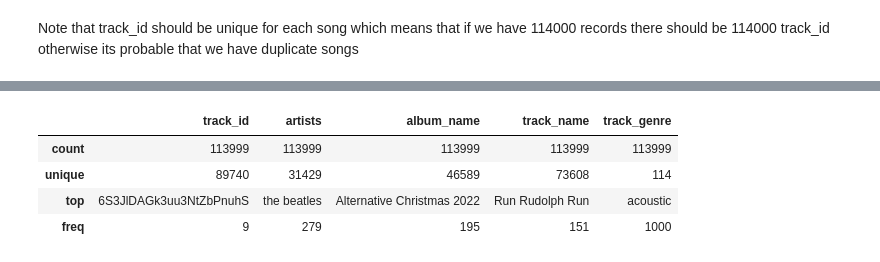
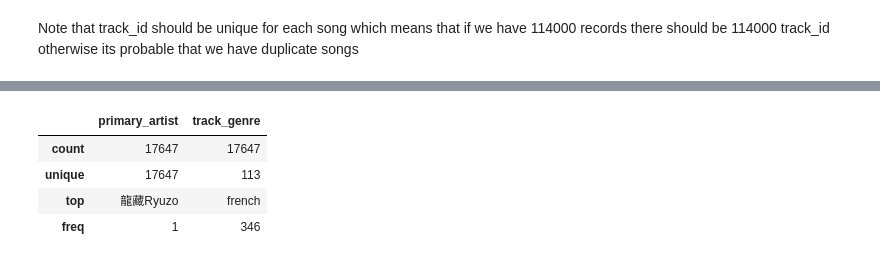
Before and after one commit to valentinabc19/etl_workshop002, a Jupyter notebook: notebooks/004_spotify_eda.ipynb, the cells around one changed output, grey strips where cells are left out. Drawn from its saved outputs; the diff is of its cells as text; code cells hidden in the pictures.

```diff
--- a/notebooks/004_spotify_eda.ipynb
+++ b/notebooks/004_spotify_eda.ipynb
@@ -125,0 +211,4 @@ See the caveats in the documentation: https://pandas.pydata.org/pandas-docs/stab
+# %%
+bins = [0, 3, 4, float('inf')]
+labels = ['Corta (<3 min)', 'Media (3-4 min)', 'Larga (>4 min)']
+spotify_df['duration_cat'] = pd.cut(spotify_df['duration_min'], bins=bins, labels=labels)
@@ -125,0 +224,2 @@ See the caveats in the documentation: https://pandas.pydata.org/pandas-docs/stab
+# %%
+spotify_df = spotify_df.drop(columns=["track_id"])
@@ -125,0 +282,18 @@ See the caveats in the documentation: https://pandas.pydata.org/pandas-docs/stab
+# %%
+# Agrupar por artista principal y calcular métricas promedio
+df_spotify_artists = spotify_df.groupby('primary_artist', as_index=False).agg({
+    'track_name': 'count',
+    'popularity': 'mean',        # Popularidad promedio
+    'danceability': 'mean',      # Danceability promedio
+    'energy': 'mean',
+    'speechiness': 'mean',
+    'instrumentalness': 'mean',         # Energy promedio
+    'explicit': 'sum',           # Total de canciones explícitas
+    'duration_min': 'mean',      # Duración promedio
+    'is_feature': lambda x: (x.sum() / len(x)) * 100,   # Número de canciones en Spotify
+    'track_genre': lambda x: x.mode()[0]  # Género más común
+}).rename(columns={
+    'track_name': 'total_tracks',
+    'explicit': 'total_explicit_tracks',
+    'is_feature': 'is_feature_pct'   # Renombrar para claridad
+})
@@ -125,0 +306,4 @@ See the caveats in the documentation: https://pandas.pydata.org/pandas-docs/stab
+# %%
+df_spotify_artists['pct_explicit'] = (
+    df_spotify_artists['total_explicit_tracks'] / df_spotify_artists['total_tracks'] * 100
+)
@@ -126,8 +338,8 @@ See the caveats in the documentation: https://pandas.pydata.org/pandas-docs/stab
 # %%
-df.describe(include = object)
+df_spotify_artists.describe(include="object")
 # %% [output]
-|  | track_id | artists | album_name | track_name | track_genre |
-| count | 113999 | 113999 | 113999 | 113999 | 113999 |
-| unique | 89740 | 31429 | 46589 | 73608 | 114 |
-| top | 6S3JlDAGk3uu3NtZbPnuhS | the beatles | Alternative Christmas 2022 | Run Rudolph Run | acoustic |
-| freq | 9 | 279 | 195 | 151 | 1000 |
+|  | primary_artist | track_genre |
+| count | 17647 | 17647 |
+| unique | 17647 | 113 |
+| top | 龍藏Ryuzo | french |
+| freq | 1 | 346 |
```
Also changed, not shown: parts of 33 cells of this notebook, 5 other files.
